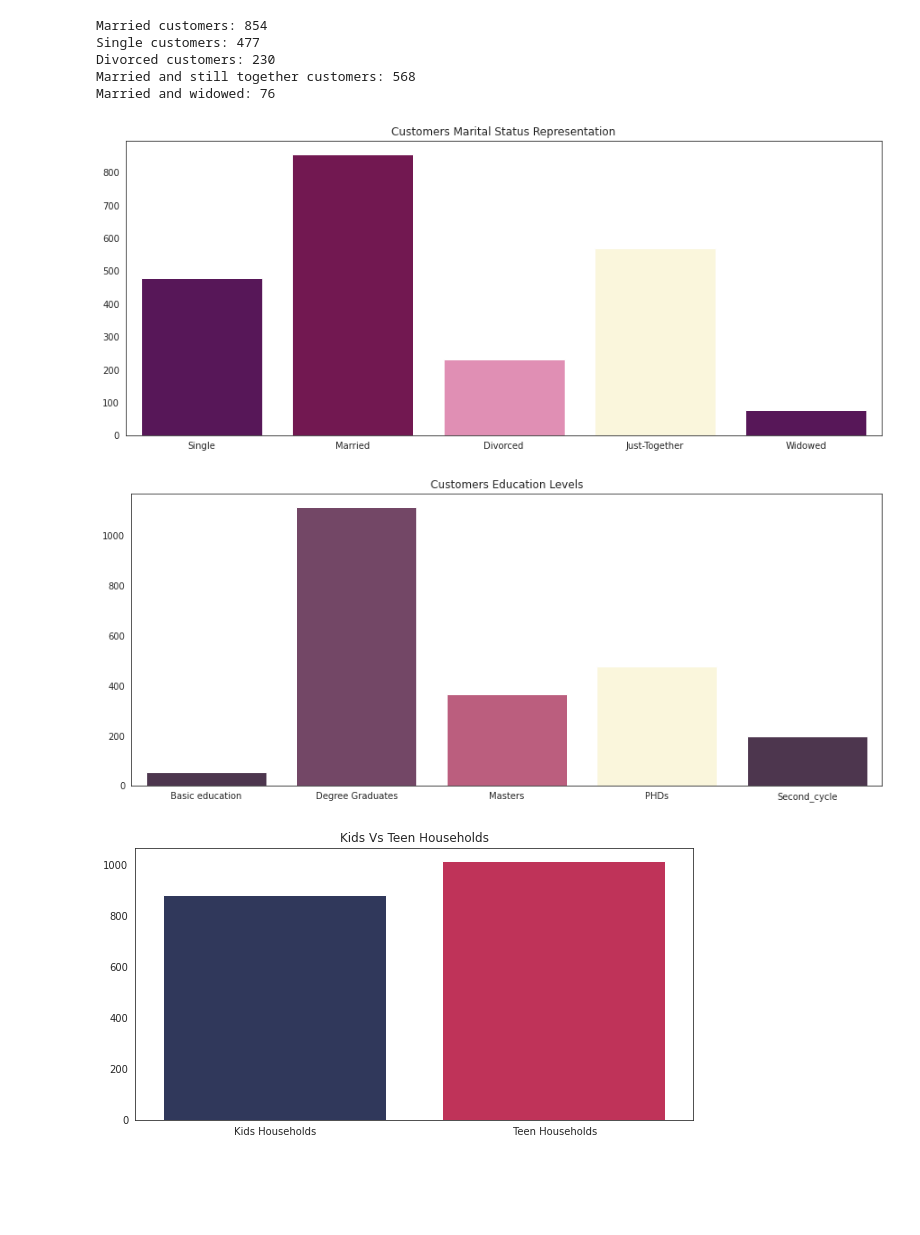
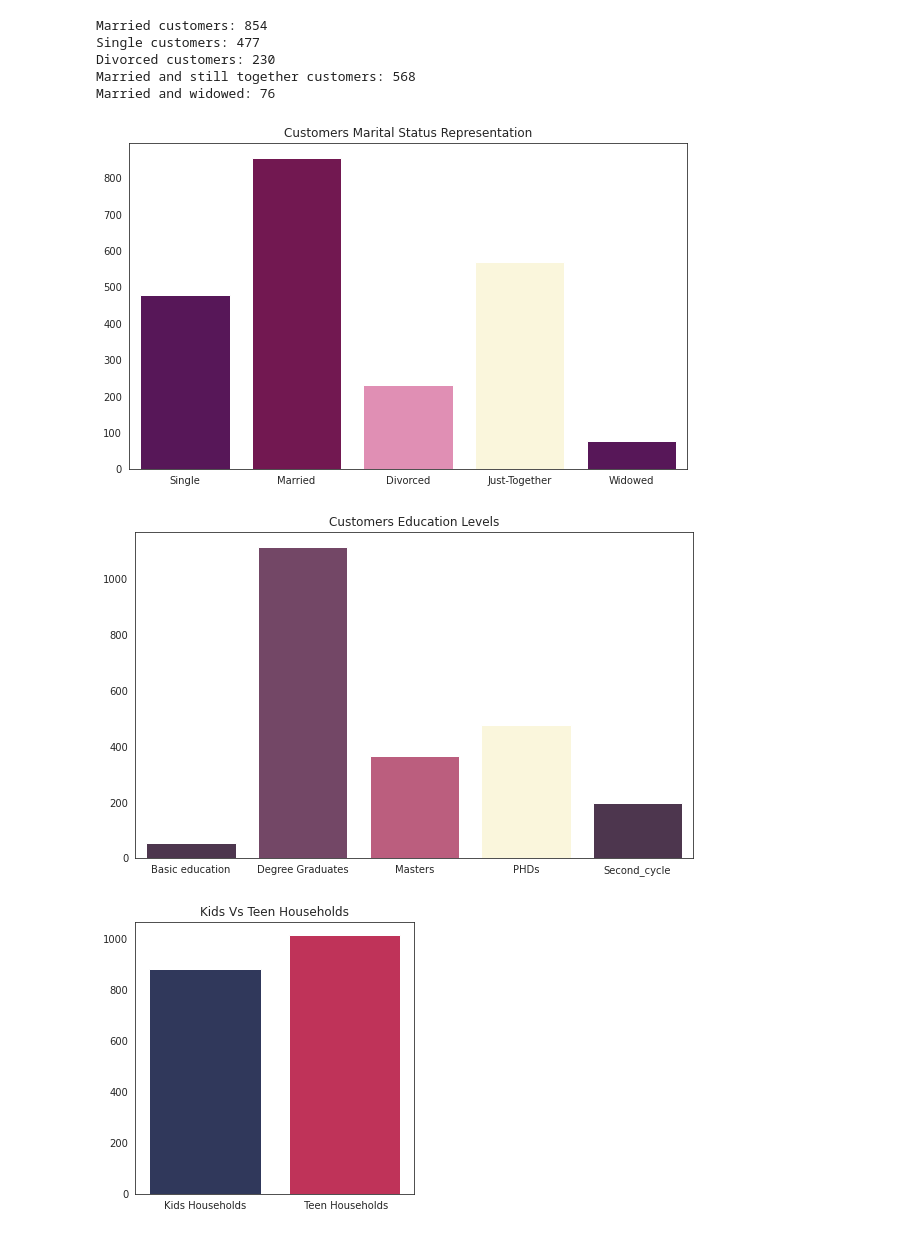
Before and after one commit to FMurunga/Marketing-Campaign-Analytics, a Jupyter notebook: Marketing_Campaign_Analysis.ipynb, the cells around one changed output. Drawn from its saved outputs; the diff is of its cells as text; code cells hidden in the pictures; blank space fills up the shorter version.

```diff
--- a/Marketing_Campaign_Analysis.ipynb
+++ b/Marketing_Campaign_Analysis.ipynb
@@ -117,14 +99,14 @@ Married and widowed: 76
 # %%
 #@title Marital Status Distribution
 status = ["Single","Married","Divorced","Just-Together","Widowed"]
 colors = ("#610C63","#810955","#EE81B3","#FFF9D7")
 y_axis = [singles,married_folks,divorced,together, widowed]
 sns.set_style("white")
-plt.figure(figsize=(15,6))
+plt.figure(figsize=(10,6))
 sns.barplot(x=status, y=y_axis,palette=colors).set(title='Customers Marital Status Representation')
 plt.show()
 # %% [output]
-[figure, old version]
+[figure, new version]
 # %%
 #@title Education Levels Distribution
 #Education Status
@@ -140,11 +122,11 @@ colors_ed = ("#513252","#7A4069","#CA4E79","#FFF9D7")
 
 y_ed = [basic_ed,degree,masters,phd, second_cycle]
 sns.set_style("white")
-plt.figure(figsize=(15,6))
+plt.figure(figsize=(10,6))
 sns.barplot(x=education, y=y_ed,palette=colors_ed).set(title='Customers Education Levels')
 plt.show()
 # %% [output]
-[figure, old version]
+[figure, new version]
 # %%
 kids_households = df_demographics['Kidhome'].value_counts()[1]
 teen_households = df_demographics['Teenhome'].value_counts()[1]
@@ -154,8 +136,8 @@ colors_house= ("#293462","#D61C4E")
 y_houses = [kids_households,teen_households]
 
 sns.set_style("white")
-plt.figure(figsize=(10,5))
+plt.figure(figsize=(5,5))
 sns.barplot(x=households, y=y_houses,palette=colors_house).set(title='Kids Vs Teen Households')
 plt.show()
 # %% [output]
-[figure, old version]
+[figure, new version]
```
Also changed, not shown: parts of 4 cells of this notebook.
